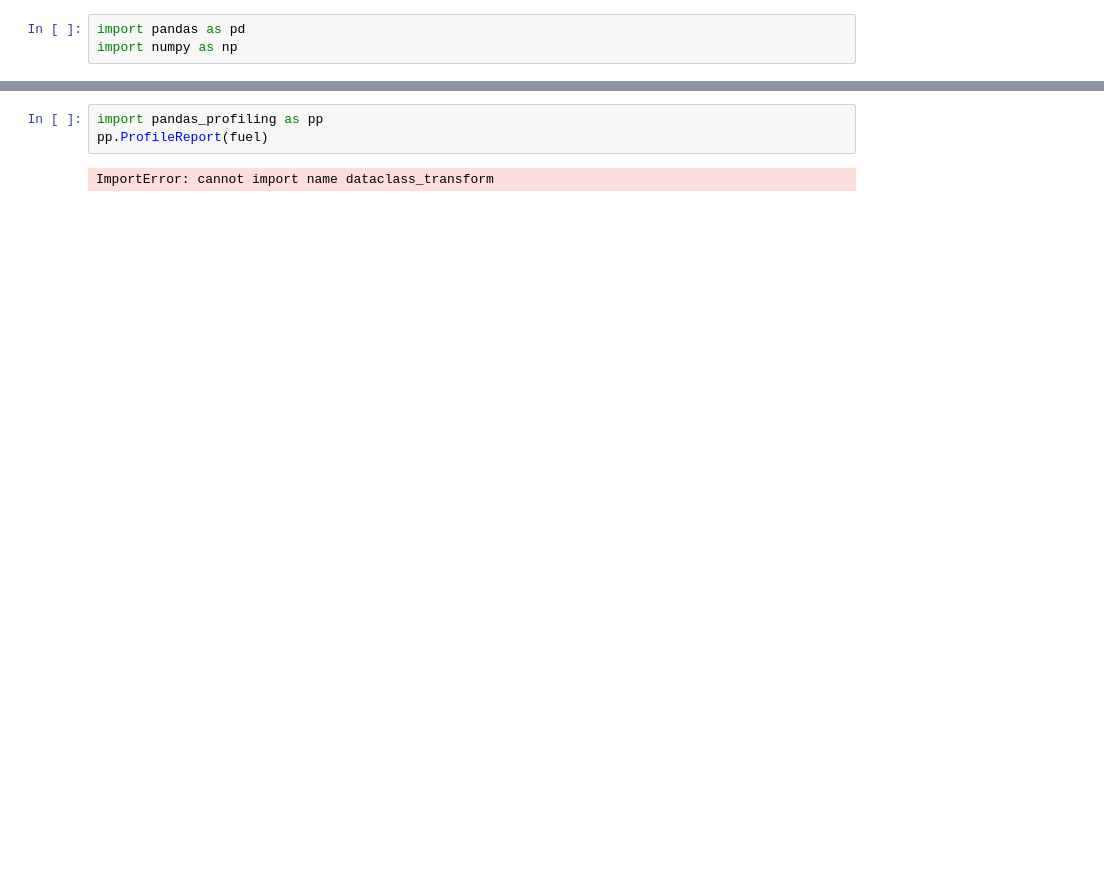
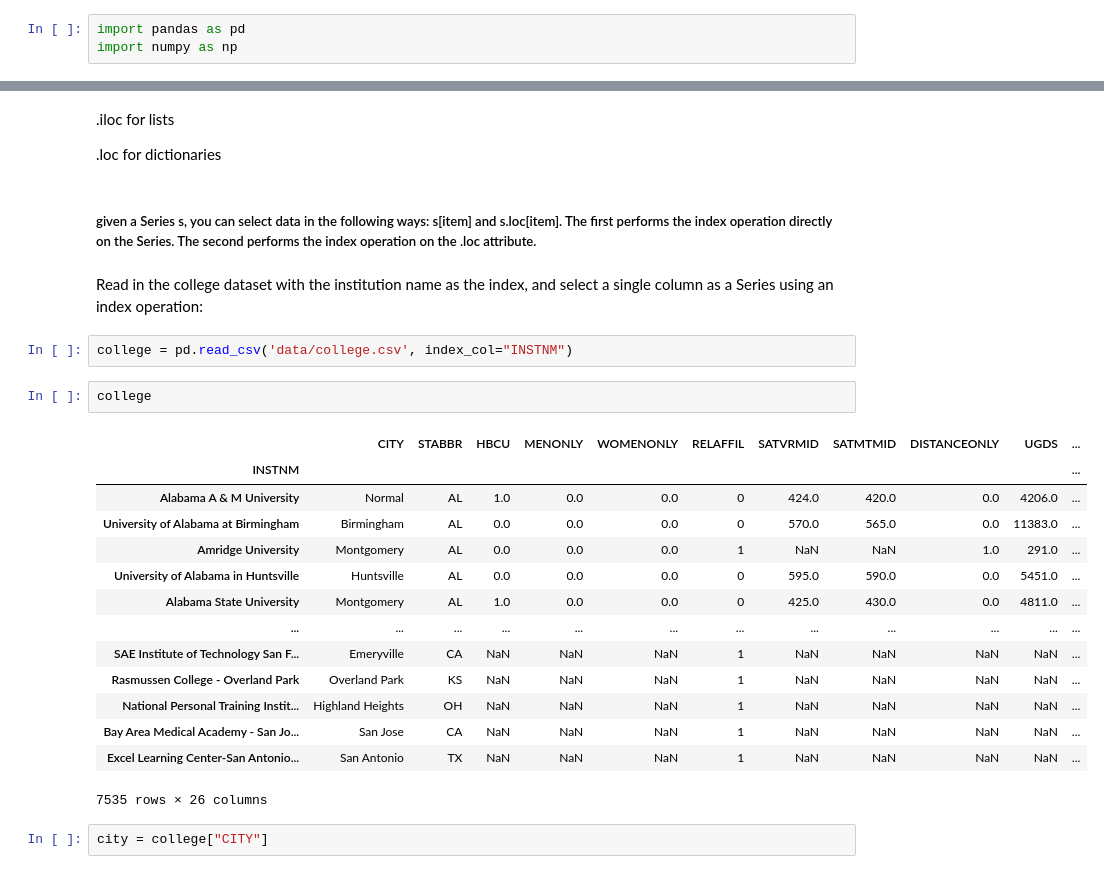
Before and after one commit to manjunath-hanmantgad/python-development, a Jupyter notebook: Pandas-Cookbook-Second-Edition-master/Pandas-Cookbook-Second-Edition-master/Untitled.ipynb, the cells around one changed output, grey strips where cells are left out. Saved outputs shown, nothing was run; the diff lists cells and outputs as text; blank space fills up the shorter version.

Commit message:
Data Analysis Part 2

```diff
--- a/Pandas-Cookbook-Second-Edition-master/Pandas-Cookbook-Second-Edition-master/Untitled.ipynb
+++ b/Pandas-Cookbook-Second-Edition-master/Pandas-Cookbook-Second-Edition-master/Untitled.ipynb
@@ -370,5 +4,29 @@ You should consider upgrading via the 'c:\users\manjunath\anaconda3\python.exe -
-# %%
-import pandas_profiling as pp
-pp.ProfileReport(fuel)
-# %% [output]
-ImportError: cannot import name dataclass_transform
+# %% [markdown]
+.iloc for lists
+
+.loc for dictionaries
+# %% [markdown]
+##### given a Series s, you can select data in the following ways: s[item] and s.loc[item]. The first performs the index operation directly on the Series. The second performs the index operation on the .loc attribute.
+# %% [markdown]
+Read in the college dataset with the institution name as the index, and select a single column as a Series using an index operation:
+# %%
+college = pd.read_csv('data/college.csv', index_col="INSTNM")
+# %%
+college
+# %% [output]
+|  | CITY | STABBR | HBCU | MENONLY | WOMENONLY | RELAFFIL | SATVRMID | SATMTMID | DISTANCEONLY | UGDS | ... |
+| INSTNM |  |  |  |  |  |  |  |  |  |  | ... |
+| Alabama A & M University | Normal | AL | 1.0 | 0.0 | 0.0 | 0 | 424.0 | 420.0 | 0.0 | 4206.0 | ... |
+| University of Alabama at Birmingham | Birmingham | AL | 0.0 | 0.0 | 0.0 | 0 | 570.0 | 565.0 | 0.0 | 11383.0 | ... |
+| Amridge University | Montgomery | AL | 0.0 | 0.0 | 0.0 | 1 | NaN | NaN | 1.0 | 291.0 | ... |
+| University of Alabama in Huntsville | Huntsville | AL | 0.0 | 0.0 | 0.0 | 0 | 595.0 | 590.0 | 0.0 | 5451.0 | ... |
+| Alabama State University | Montgomery | AL | 1.0 | 0.0 | 0.0 | 0 | 425.0 | 430.0 | 0.0 | 4811.0 | ... |
+| ... | ... | ... | ... | ... | ... | ... | ... | ... | ... | ... | ... |
+| SAE Institute of Technology San F... | Emeryville | CA | NaN | NaN | NaN | 1 | NaN | NaN | NaN | NaN | ... |
+| Rasmussen College - Overland Park | Overland Park | KS | NaN | NaN | NaN | 1 | NaN | NaN | NaN | NaN | ... |
+| National Personal Training Instit... | Highland Heights | OH | NaN | NaN | NaN | 1 | NaN | NaN | NaN | NaN | ... |
+| Bay Area Medical Academy - San Jo... | San Jose | CA | NaN | NaN | NaN | 1 | NaN | NaN | NaN | NaN | ... |
+| Excel Learning Center-San Antonio... | San Antonio | TX | NaN | NaN | NaN | 1 | NaN | NaN | NaN | NaN | ... |
+7535 rows × 26 columns
+# %%
+city = college["CITY"]
```
Also changed, not shown: parts of 61 cells of this notebook.
